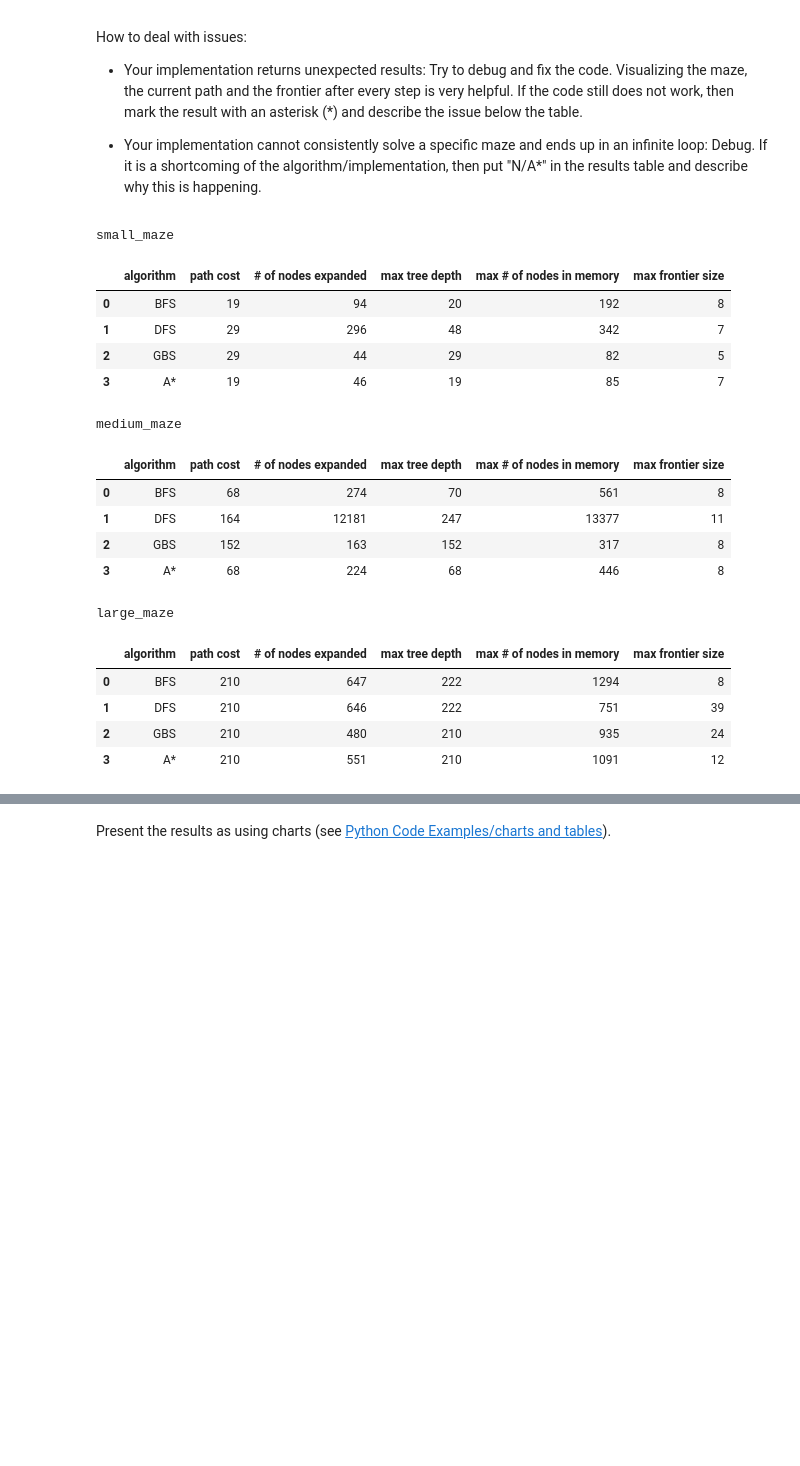
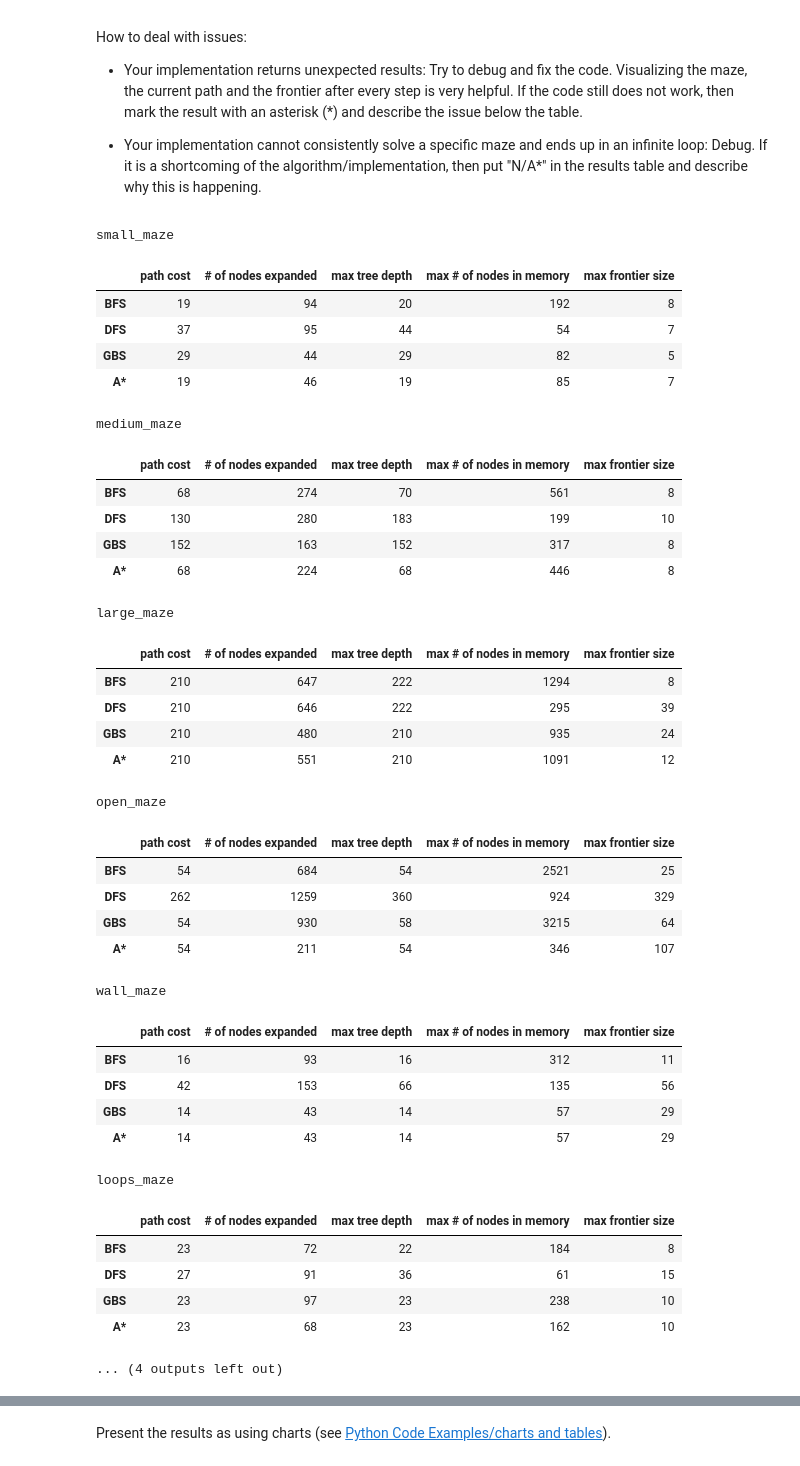
Before and after one commit to Owen-Deng/CS7320-AI, a Jupyter notebook: Search/Maze.ipynb, the cells around one changed output, grey strips where cells are left out. Saved outputs shown, nothing was run; the diff lists cells and outputs as text; code cells hidden in the pictures; blank space fills up the shorter version.

```diff
--- a/Search/Maze.ipynb
+++ b/Search/Maze.ipynb
@@ -218,6 +218,7 @@ __Notes:__
 * If DFS does not use a `reached` data structure, then its cycle checking abilities are limited. Remember, that DSF is incomplete if cycles cannot be prevented. You will see in your experiments that open spaces are a problem.
 # %%
 from collections import deque
+import numpy as np
 actions = {'North': (-1, 0), 'South': (1, 0), 'West': (0, -1), 'East': (0, 1)}
 
 def expand(maze, node):
@@ -261,6 +262,7 @@ def breadth_first_search(maze):
     return res.cost, num_expanded, max_tree_depth, in_memory_nodes, max_frontier_size
 
 def depth_first_search(maze):
+    maze = np.copy(maze)
     start_pos = mh.find_pos(maze, what = "S")
     goal_pos = mh.find_pos(maze, what = "G")
 
@@ -276,13 +278,16 @@ def depth_first_search(maze):
     while frontier:
         node = frontier.pop()
         max_tree_depth = max(max_tree_depth, node.cost)
-
+        maze[node.pos[0], node.pos[1]] = 'V'
+        #print(node.pos)
         possible_directions = 0
         for child in expand(maze, node):
             in_memory_nodes += 1
             max_in_memory_nodes = max(max_in_memory_nodes, in_memory_nodes)
-            if node.parent and child.pos == node.parent.pos:
-                continue # limited cycle check
+            if maze[child.pos[0], child.pos[1]] == 'V':
+                del child
+                in_memory_nodes -= 1
+                continue
             if child.pos in [n.pos for n in node.get_path_from_root()]:
                 continue # slower cycle check
             if child.pos == goal_pos:
@@ -303,5 +308,3 @@ def depth_first_search(maze):
                 in_memory_nodes -= 1
 
     return res.cost, num_expanded, max_tree_depth, max_in_memory_nodes, max_frontier_size
-
-#depth_first_search(maze) , breadth_first_search(maze)
@@ -394,43 +392,62 @@ How to deal with issues:
 # %%
 import pandas as pd
 from pathlib import Path
 from IPython.display import display
 
-mazes = ('small_maze.txt', 'medium_maze.txt', 'large_maze.txt')
+mazes = ('small_maze.txt', 'medium_maze.txt', 'large_maze.txt', 'open_maze.txt', 'wall_maze.txt', 'loops_maze.txt', 'empty_maze.txt', 'empty_2_maze.txt')
+metrics = []
+index = ['BFS', 'DFS', 'GBS', 'A*']
 for maze_path in mazes:
     with open(maze_path, "r") as f:
         maze_str = f.read()
     maze = mh.parse_maze(maze_str)
     res_bfs = breadth_first_search(maze)
     res_dfs = depth_first_search(maze)
     res_gbs = greedy_best_first_search(maze)
     res_a_star = a_start_search(maze)
 
-    # visualization
-    data = []
-    data.append(['BFS'] + list(res_bfs))
-    data.append(['DFS'] + list(res_dfs))
-    data.append(['GBS'] + list(res_gbs))
-    data.append(['A*'] + list(res_a_star))
-    df = pd.DataFrame(data, columns=['algorithm', 'path cost', '# of nodes expanded', 'max tree depth', 'max # of nodes in memory', 'max frontier size'])
-    print(Path(maze_path).stem)
+    # visualize tables
+    data = [res_bfs, res_dfs, res_gbs, res_a_star]
+    df = pd.DataFrame(data, columns=['path cost', '# of nodes expanded', 'max tree depth', 'max # of nodes in memory', 'max frontier size'], index = index)
+    maze_name = Path(maze_path).stem
+    print(maze_name)
+    metrics.append((maze_name, df))
     display(df)
 # %% [output]
 small_maze
-|  | algorithm | path cost | # of nodes expanded | max tree depth | max # of nodes in memory | max frontier size |
-| 0 | BFS | 19 | 94 | 20 | 192 | 8 |
-| 1 | DFS | 29 | 296 | 48 | 342 | 7 |
-| 2 | GBS | 29 | 44 | 29 | 82 | 5 |
-| 3 | A* | 19 | 46 | 19 | 85 | 7 |
+|  | path cost | # of nodes expanded | max tree depth | max # of nodes in memory | max frontier size |
+| BFS | 19 | 94 | 20 | 192 | 8 |
+| DFS | 37 | 95 | 44 | 54 | 7 |
+| GBS | 29 | 44 | 29 | 82 | 5 |
+| A* | 19 | 46 | 19 | 85 | 7 |
 medium_maze
-|  | algorithm | path cost | # of nodes expanded | max tree depth | max # of nodes in memory | max frontier size |
-| 0 | BFS | 68 | 274 | 70 | 561 | 8 |
-| 1 | DFS | 164 | 12181 | 247 | 13377 | 11 |
-| 2 | GBS | 152 | 163 | 152 | 317 | 8 |
-| 3 | A* | 68 | 224 | 68 | 446 | 8 |
+|  | path cost | # of nodes expanded | max tree depth | max # of nodes in memory | max frontier size |
+| BFS | 68 | 274 | 70 | 561 | 8 |
+| DFS | 130 | 280 | 183 | 199 | 10 |
+| GBS | 152 | 163 | 152 | 317 | 8 |
+| A* | 68 | 224 | 68 | 446 | 8 |
 large_maze
-|  | algorithm | path cost | # of nodes expanded | max tree depth | max # of nodes in memory | max frontier size |
-| 0 | BFS | 210 | 647 | 222 | 1294 | 8 |
-| 1 | DFS | 210 | 646 | 222 | 751 | 39 |
-| 2 | GBS | 210 | 480 | 210 | 935 | 24 |
-| 3 | A* | 210 | 551 | 210 | 1091 | 12 |
+|  | path cost | # of nodes expanded | max tree depth | max # of nodes in memory | max frontier size |
+| BFS | 210 | 647 | 222 | 1294 | 8 |
+| DFS | 210 | 646 | 222 | 295 | 39 |
+| GBS | 210 | 480 | 210 | 935 | 24 |
+| A* | 210 | 551 | 210 | 1091 | 12 |
+open_maze
+|  | path cost | # of nodes expanded | max tree depth | max # of nodes in memory | max frontier size |
+| BFS | 54 | 684 | 54 | 2521 | 25 |
+| DFS | 262 | 1259 | 360 | 924 | 329 |
+| GBS | 54 | 930 | 58 | 3215 | 64 |
+| A* | 54 | 211 | 54 | 346 | 107 |
+wall_maze
+|  | path cost | # of nodes expanded | max tree depth | max # of nodes in memory | max frontier size |
+| BFS | 16 | 93 | 16 | 312 | 11 |
+| DFS | 42 | 153 | 66 | 135 | 56 |
+| GBS | 14 | 43 | 14 | 57 | 29 |
+| A* | 14 | 43 | 14 | 57 | 29 |
+loops_maze
+|  | path cost | # of nodes expanded | max tree depth | max # of nodes in memory | max frontier size |
+| BFS | 23 | 72 | 22 | 184 | 8 |
+| DFS | 27 | 91 | 36 | 61 | 15 |
+| GBS | 23 | 97 | 23 | 238 | 10 |
+| A* | 23 | 68 | 23 | 162 | 10 |
+... (4 outputs left out)
```
Also changed, not shown: parts of 10 cells of this notebook.
